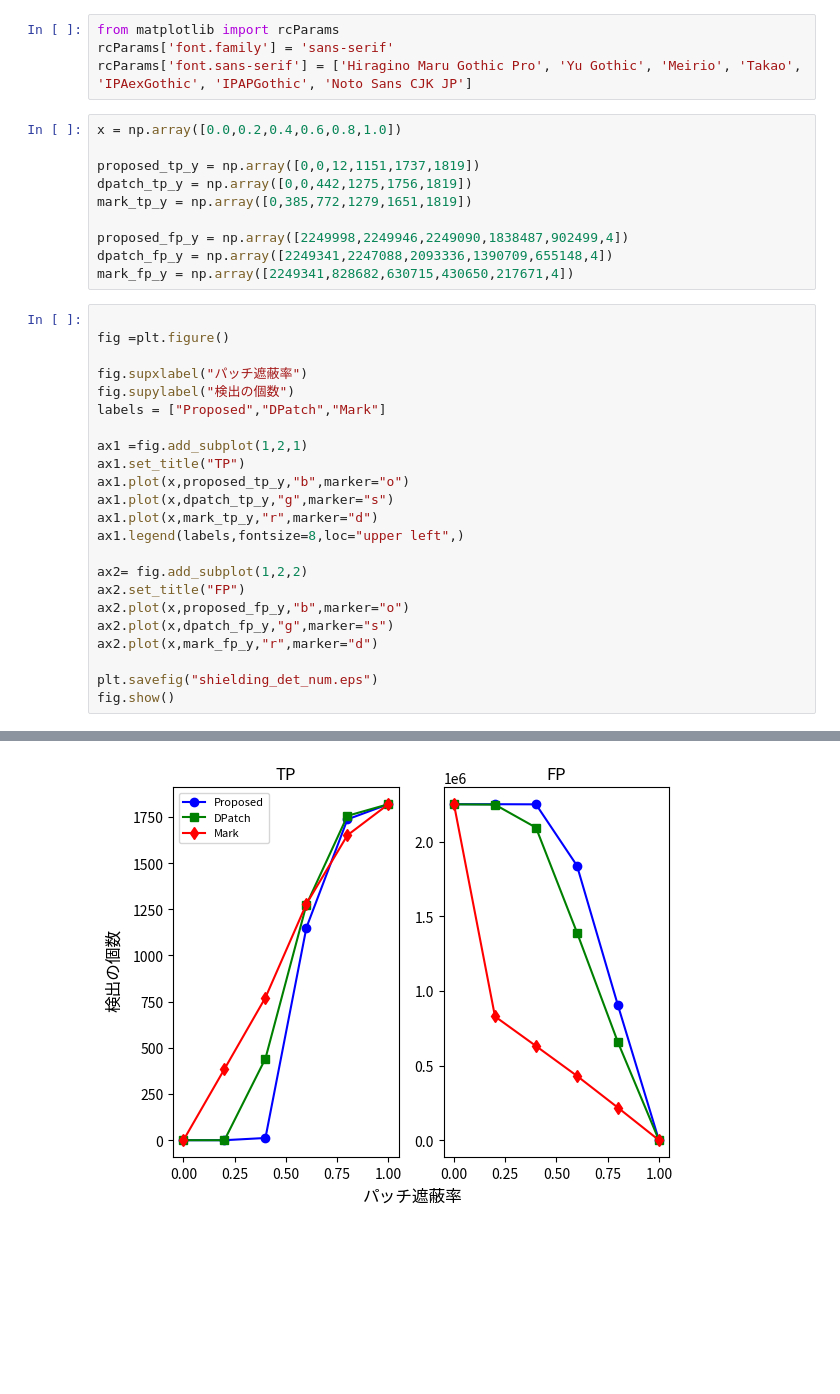
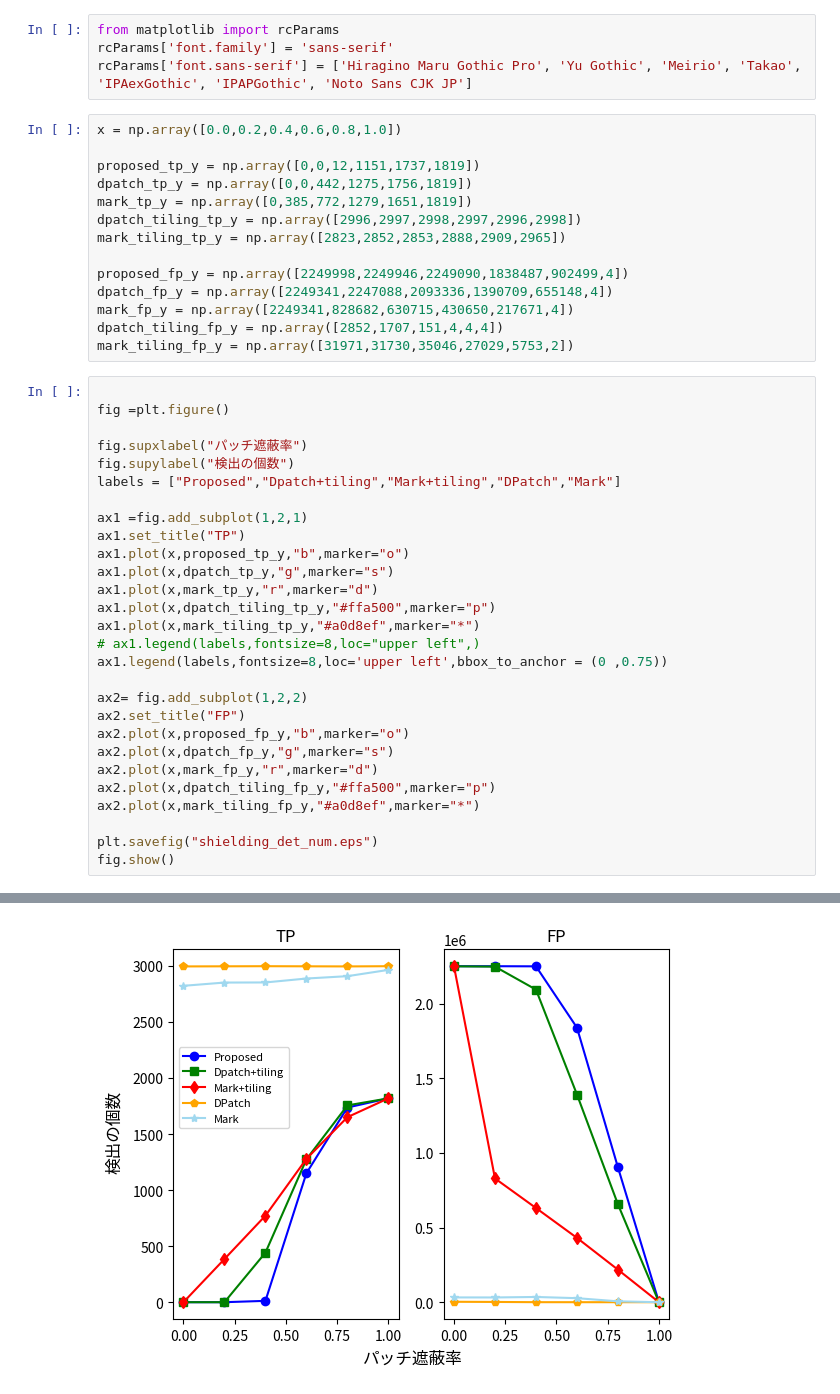
Before and after one commit to joko0811/SSD-background-patches, a Jupyter notebook: eval/eval_shielding_rate.ipynb, the cells around one changed output, grey strips where cells are left out. Cells and saved outputs as stored; diff of their text form; blank space fills up the shorter version.

```diff
--- a/eval/eval_shielding_rate.ipynb
+++ b/eval/eval_shielding_rate.ipynb
@@ -11,33 +11,42 @@ x = np.array([0.0,0.2,0.4,0.6,0.8,1.0])
 proposed_tp_y = np.array([0,0,12,1151,1737,1819])
 dpatch_tp_y = np.array([0,0,442,1275,1756,1819])
 mark_tp_y = np.array([0,385,772,1279,1651,1819])
+dpatch_tiling_tp_y = np.array([2996,2997,2998,2997,2996,2998])
+mark_tiling_tp_y = np.array([2823,2852,2853,2888,2909,2965])
 
 proposed_fp_y = np.array([2249998,2249946,2249090,1838487,902499,4])
 dpatch_fp_y = np.array([2249341,2247088,2093336,1390709,655148,4])
 mark_fp_y = np.array([2249341,828682,630715,430650,217671,4])
+dpatch_tiling_fp_y = np.array([2852,1707,151,4,4,4])
+mark_tiling_fp_y = np.array([31971,31730,35046,27029,5753,2])
 # %%
 
 fig =plt.figure()
 
 fig.supxlabel("パッチ遮蔽率")
 fig.supylabel("検出の個数")
-labels = ["Proposed","DPatch","Mark"]
+labels = ["Proposed","Dpatch+tiling","Mark+tiling","DPatch","Mark"]
 
 ax1 =fig.add_subplot(1,2,1)
 ax1.set_title("TP")
 ax1.plot(x,proposed_tp_y,"b",marker="o")
 ax1.plot(x,dpatch_tp_y,"g",marker="s")
 ax1.plot(x,mark_tp_y,"r",marker="d")
-ax1.legend(labels,fontsize=8,loc="upper left",)
+ax1.plot(x,dpatch_tiling_tp_y,"#ffa500",marker="p")
+ax1.plot(x,mark_tiling_tp_y,"#a0d8ef",marker="*")
+# ax1.legend(labels,fontsize=8,loc="upper left",)
+ax1.legend(labels,fontsize=8,loc='upper left',bbox_to_anchor = (0 ,0.75))
 
 ax2= fig.add_subplot(1,2,2)
 ax2.set_title("FP")
 ax2.plot(x,proposed_fp_y,"b",marker="o")
 ax2.plot(x,dpatch_fp_y,"g",marker="s")
 ax2.plot(x,mark_fp_y,"r",marker="d")
+ax2.plot(x,dpatch_tiling_fp_y,"#ffa500",marker="p")
+ax2.plot(x,mark_tiling_fp_y,"#a0d8ef",marker="*")
 
 plt.savefig("shielding_det_num.eps")
 fig.show()
 # %% [output]
 The PostScript backend does not support transparency; partially transparent artists will be rendered opaque.
-[figure, old version]
+[figure, new version]
```
Also changed, not shown: 2 other files.
